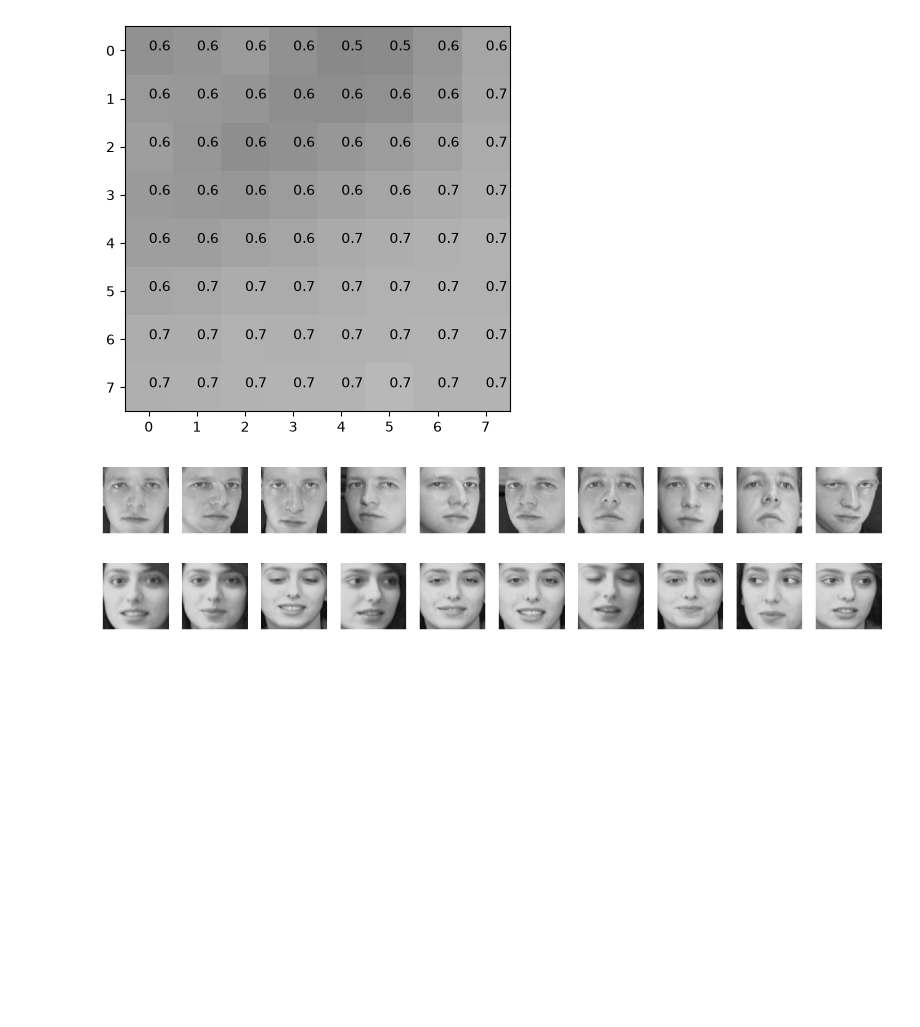
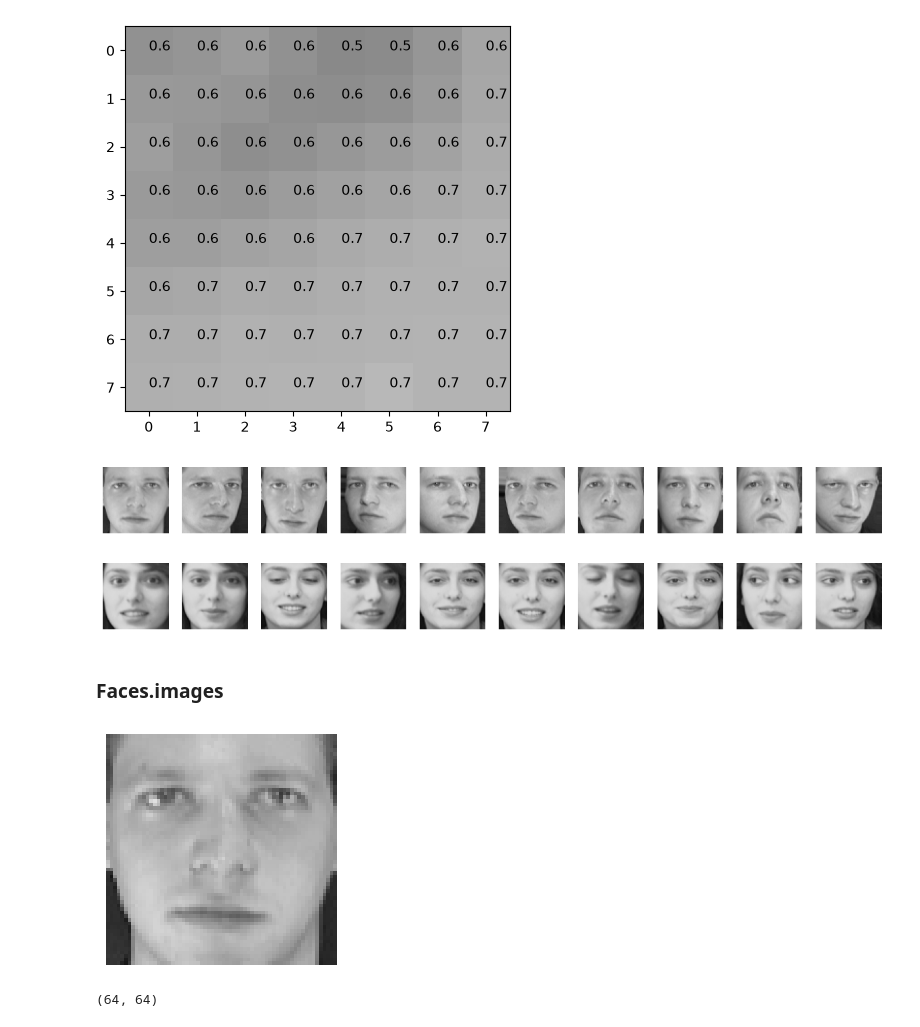
Before and after one commit to jjejjedev/Kant_ML, a Jupyter notebook: 04_knn.ipynb, the cells around one changed output. Saved outputs shown, nothing was run; the diff lists cells and outputs as text; code cells hidden in the pictures; blank space fills up the shorter version.

```diff
--- a/04_knn.ipynb
+++ b/04_knn.ipynb
@@ -66,3 +68,17 @@ show_person(7)
 # %% [output]
 [figure]
 [figure]
+# %% [markdown]
+###  Faces.images
+# %%
+# 이미지화
+plt.figure(figsize=(3,3))
+plt.imshow(faces.images[0], cmap="grey", vmin=0, vmax=1)
+plt.axis("off")
+plt.show()
+# %% [output]
+[figure, added]
+# %%
+faces.images[0].shape
+# %% [output]
+(64, 64)
```
Also changed, not shown: parts of 13 cells of this notebook, 1 other file.
